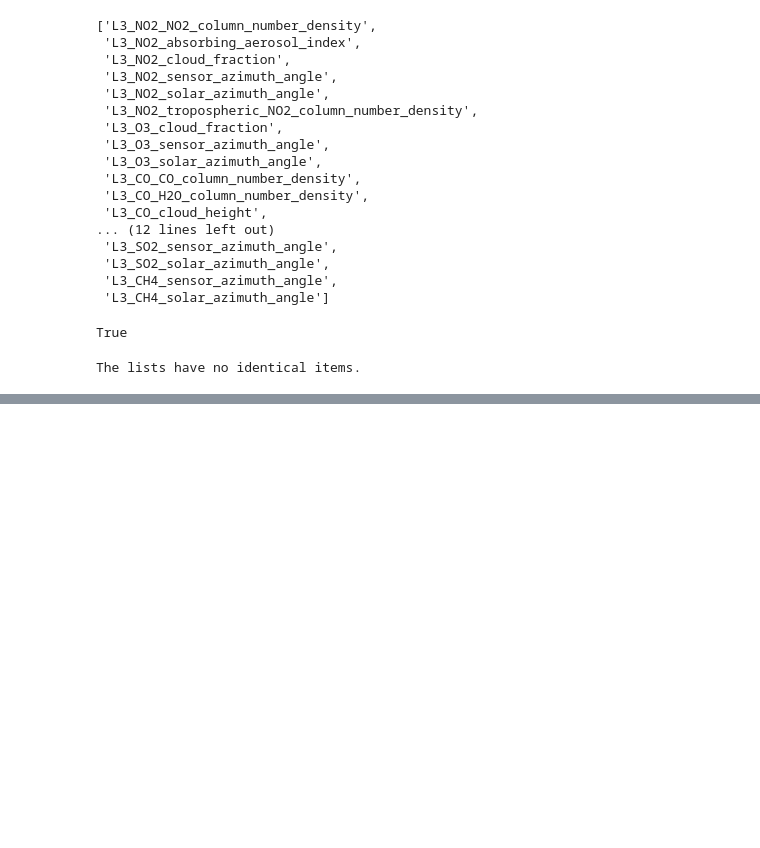
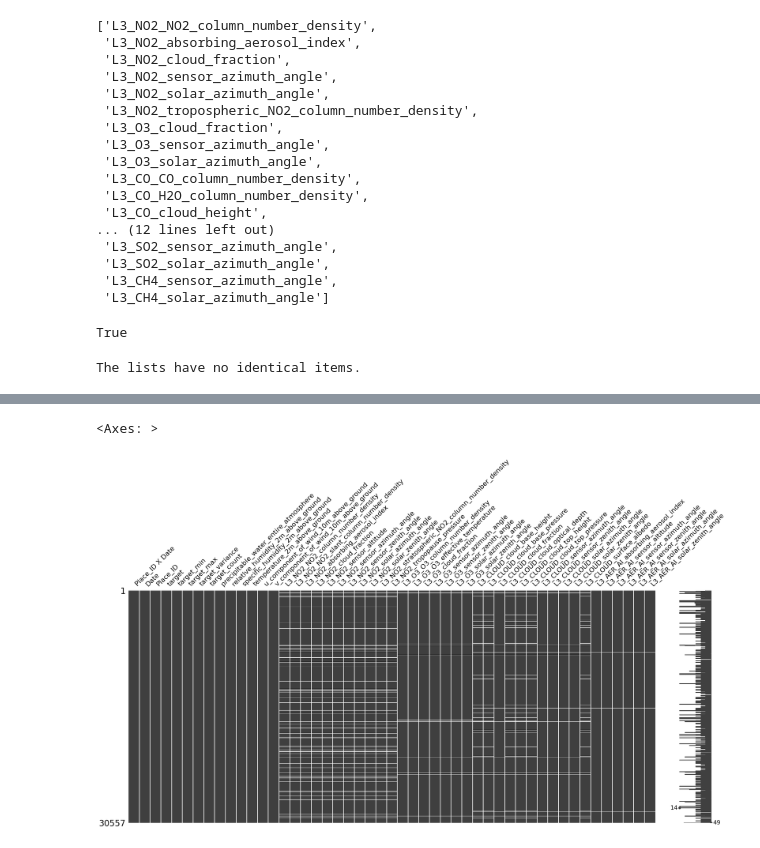
Before and after one commit to PrisBerlin/Air-Pollution-Challenge, a Jupyter notebook: Air-pollution.ipynb, the cells around one changed output, grey strips where cells are left out. Drawn from its saved outputs; the diff is of its cells as text; code cells hidden in the pictures; blank space fills up the shorter version.

```diff
--- a/Air-pollution.ipynb
+++ b/Air-pollution.ipynb
@@ -181,0 +200,2 @@ The lists have no identical items.
+# %%
+train_bl = train.copy()
@@ -181,0 +240,9 @@ The lists have no identical items.
+# %%
+#Build list of columns to drop
+index_list = [25]
+index_list.extend(np.arange(33, 41)) # 15- 20%
+index_list.extend(np.arange(41, 49)) # > 20%
+index_list.extend(np.arange(66, 82)) # > 20%
+# %%
+# Remove columns by index
+train_bl = train_bl.drop(train_bl.columns[index_list], axis=1)
@@ -181,0 +269,5 @@ The lists have no identical items.
+# %%
+msno.matrix(train_bl)
+# %% [output]
+<Axes: >
+[figure, added]
```
Also changed, not shown: parts of 48 cells of this notebook.
